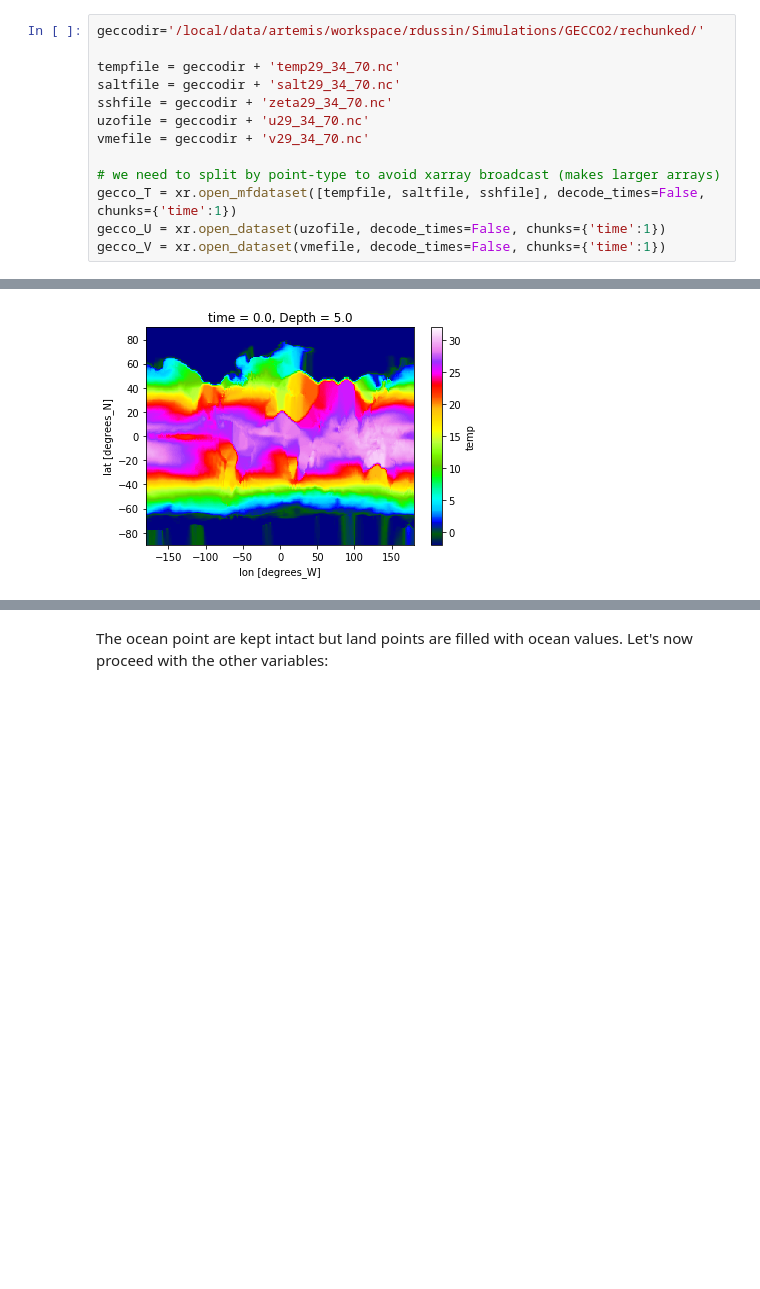
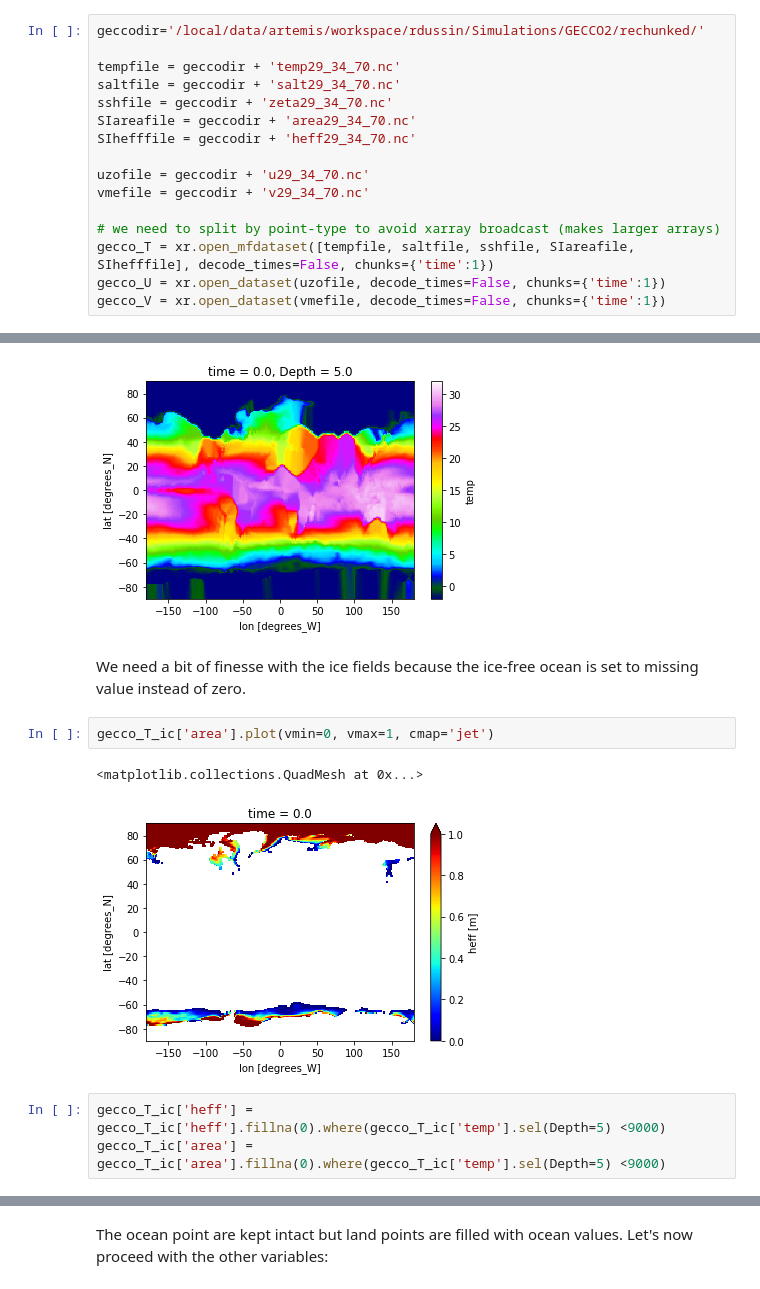
Before and after one commit to raphaeldussin/MITgcm-recipes, a Jupyter notebook: examples/Initial_condition_from_GECCO.ipynb, the cells around one changed output, grey strips where cells are left out. Saved outputs shown, nothing was run; the diff lists cells and outputs as text; blank space fills up the shorter version.

```diff
--- a/examples/Initial_condition_from_GECCO.ipynb
+++ b/examples/Initial_condition_from_GECCO.ipynb
@@ -32,11 +32,14 @@ geccodir='/local/data/artemis/workspace/rdussin/Simulations/GECCO2/rechunked/'
 tempfile = geccodir + 'temp29_34_70.nc'
 saltfile = geccodir + 'salt29_34_70.nc'
 sshfile = geccodir + 'zeta29_34_70.nc'
+SIareafile = geccodir + 'area29_34_70.nc'
+SIhefffile = geccodir + 'heff29_34_70.nc'
+
 uzofile = geccodir + 'u29_34_70.nc'
 vmefile = geccodir + 'v29_34_70.nc'
 
 # we need to split by point-type to avoid xarray broadcast (makes larger arrays)
-gecco_T = xr.open_mfdataset([tempfile, saltfile, sshfile], decode_times=False, chunks={'time':1})
+gecco_T = xr.open_mfdataset([tempfile, saltfile, sshfile, SIareafile, SIhefffile], decode_times=False, chunks={'time':1})
 gecco_U = xr.open_dataset(uzofile, decode_times=False, chunks={'time':1})
 gecco_V = xr.open_dataset(vmefile, decode_times=False, chunks={'time':1})
 # %%
@@ -147,3 +154,14 @@ gecco_drowned_T['temp'].sel(Depth=5).plot(vmin=-2, vmax=32, cmap='gist_ncar')
 # %% [output]
 <matplotlib.collections.QuadMesh at 0x...>
 [figure]
+# %% [markdown]
+We need a bit of finesse with the ice fields because the ice-free ocean is set to missing value
+instead of zero.
+# %%
+gecco_T_ic['area'].plot(vmin=0, vmax=1, cmap='jet')
+# %% [output]
+<matplotlib.collections.QuadMesh at 0x...>
+[figure, added]
+# %%
+gecco_T_ic['heff'] = gecco_T_ic['heff'].fillna(0).where(gecco_T_ic['temp'].sel(Depth=5) <9000)
+gecco_T_ic['area'] = gecco_T_ic['area'].fillna(0).where(gecco_T_ic['temp'].sel(Depth=5) <9000)
```
Also changed, not shown: parts of 20 cells of this notebook.
